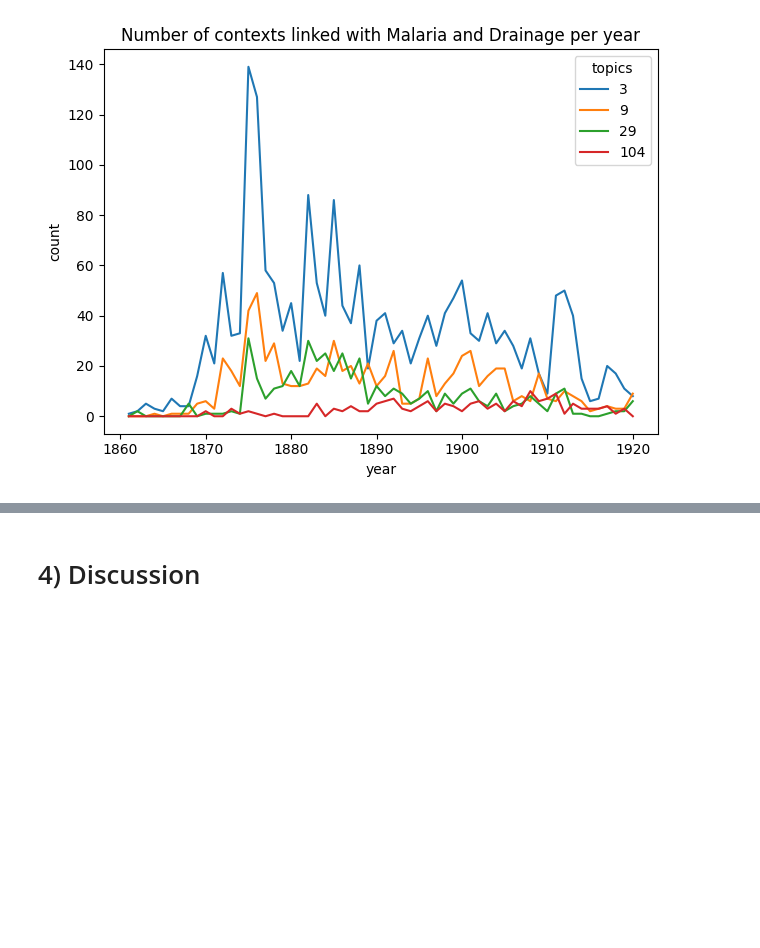
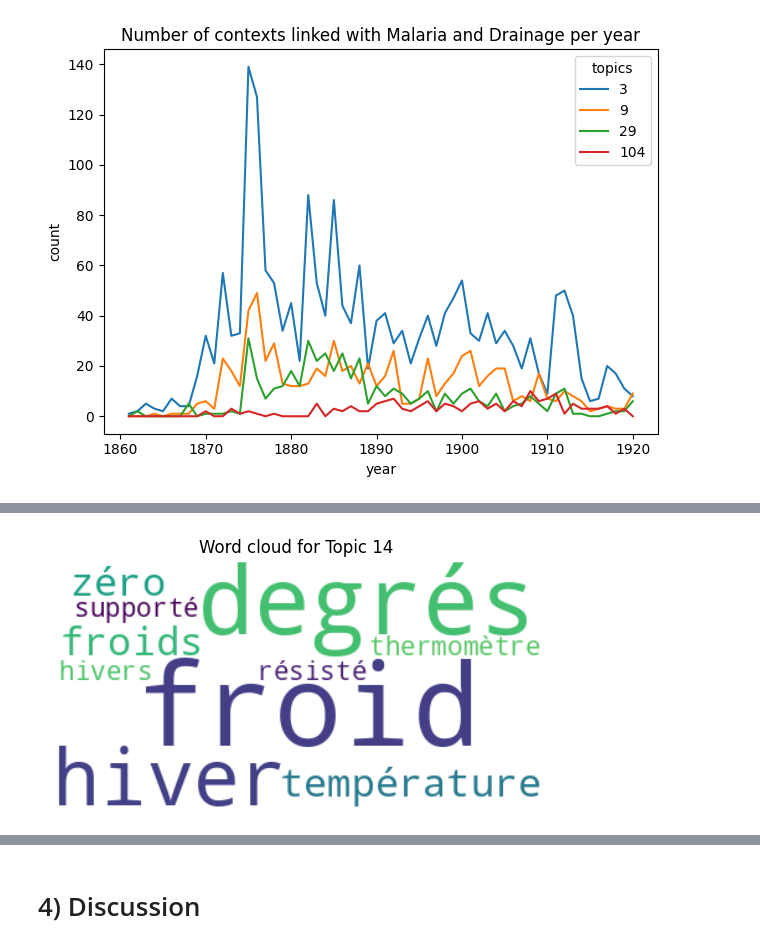
Before and after one commit to dh-epfl-students/lhst-the-ecology-of-eucalyptus, a Jupyter notebook: analysis/report_figures.ipynb, the cells around one changed output, grey strips where cells are left out. Saved outputs shown, nothing was run; the diff lists cells and outputs as text; code cells hidden in the pictures; blank space fills up the shorter version.

```diff
--- a/analysis/report_figures.ipynb
+++ b/analysis/report_figures.ipynb
@@ -426,0 +483,4 @@ Error:
+# %%
+plot_word_cloud(14, topic_model)
+# %% [output]
+[figure, added]
```
Also changed, not shown: parts of 22 cells of this notebook, 2 other files.
